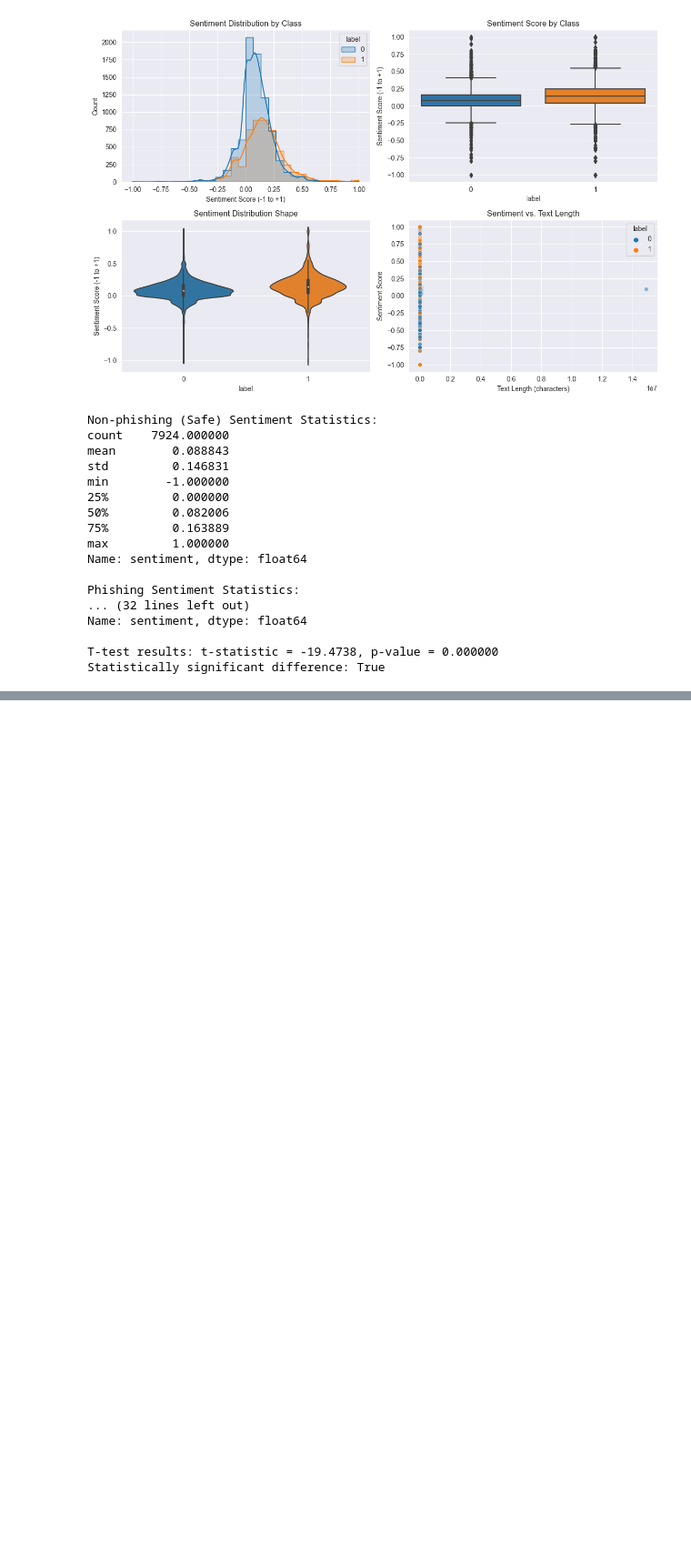
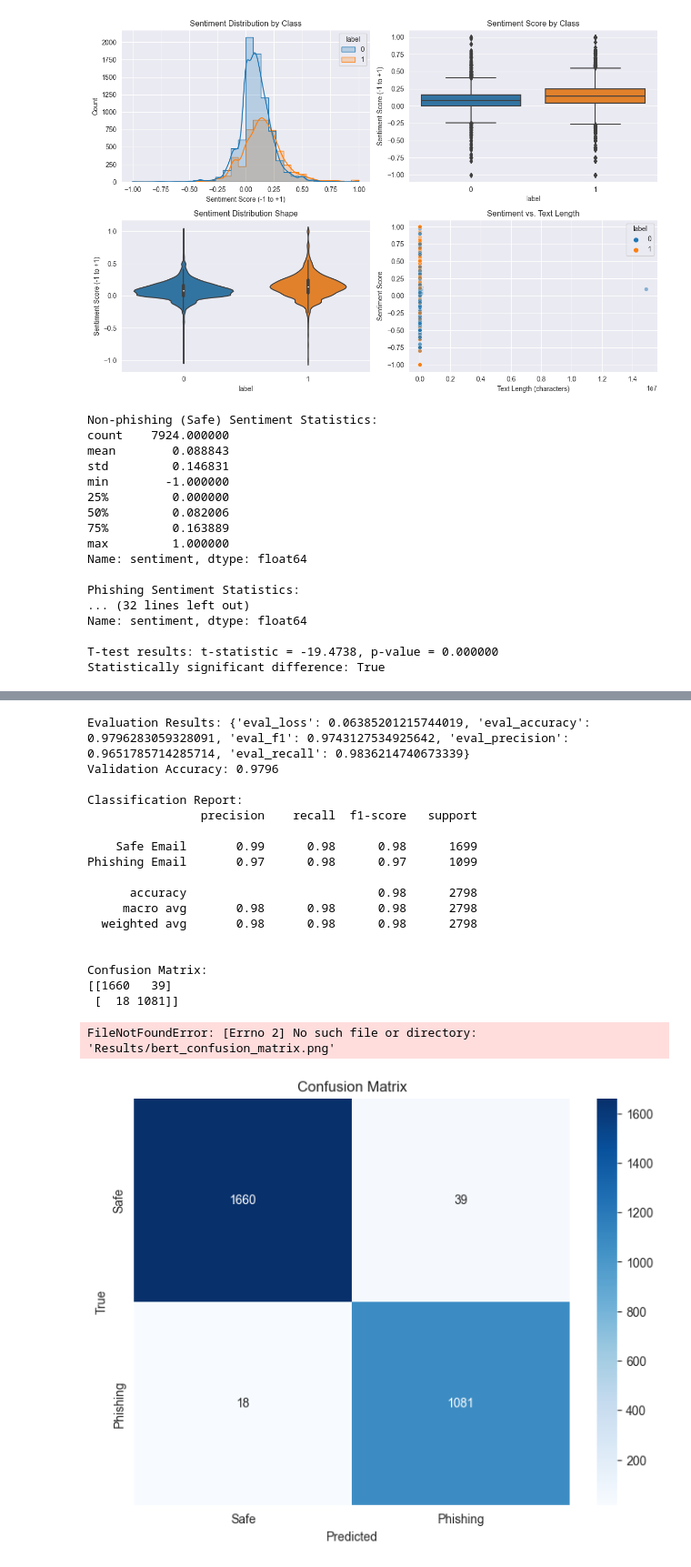
Before and after one commit to moanv2/phishing_repo_thesis, a Jupyter notebook: DeepLearning/BERT_new.ipynb, the cells around one changed output, grey strips where cells are left out. Shown at 91% size. Cells and saved outputs as stored; diff of their text form; code cells hidden in the pictures; blank space fills up the shorter version.

```diff
--- a/DeepLearning/BERT_new.ipynb
+++ b/DeepLearning/BERT_new.ipynb
@@ -354,14 +370,63 @@ TrainOutput(global_step=1632, training_loss=0.13261332866900108, metrics={'train
 # %%
 # Cell 10: Evaluation & Prediction
-# Need to edit
-eval_results = trainer.evaluate()
+# Make predictions on validation data
+eval_results = trainer.evaluate(val_dataset)
 print("Evaluation Results:", eval_results)
 
-# Predict on a few validation samples
+# Predict on validation samples
 predictions = trainer.predict(val_dataset)
 pred_labels = np.argmax(predictions.predictions, axis=1)
 
-# Compare with true labels
-true_labels = val_df['label'].map(label_map).values
+# Get true labels from prediction object instead of dataset
+true_labels = predictions.label_ids
+
+# Calculate accuracy
 accuracy = np.mean(pred_labels == true_labels)
-print(f"Validation Accuracy: {accuracy:.2f}")
+print(f"Validation Accuracy: {accuracy:.4f}")
+
+# Get more detailed metrics
+from sklearn.metrics import classification_report, confusion_matrix
+
+# Print classification report
+print("\nClassification Report:")
+print(classification_report(true_labels, pred_labels,
+                           target_names=['Safe Email', 'Phishing Email']))
+
+# Display confusion matrix
+print("\nConfusion Matrix:")
+cm = confusion_matrix(true_labels, pred_labels)
+print(cm)
+
+# Optional: Visualize confusion matrix
+import matplotlib.pyplot as plt
+import seaborn as sns
+
+plt.figure(figsize=(8, 6))
+sns.heatmap(cm, annot=True, fmt='d', cmap='Blues',
+           xticklabels=['Safe', 'Phishing'],
+           yticklabels=['Safe', 'Phishing'])
+plt.xlabel('Predicted')
+plt.ylabel('True')
+plt.title('Confusion Matrix')
+plt.savefig('Results/bert_confusion_matrix.png', dpi=300, bbox_inches='tight')
+plt.show()
+# %% [output]
+Evaluation Results: {'eval_loss': 0.06385201215744019, 'eval_accuracy': 0.9796283059328091, 'eval_f1': 0.9743127534925642, 'eval_precision': 0.9651785714285714, 'eval_recall': 0.9836214740673339}
+Validation Accuracy: 0.9796
+
+Classification Report:
+                precision    recall  f1-score   support
+
+    Safe Email       0.99      0.98      0.98      1699
+Phishing Email       0.97      0.98      0.97      1099
+
+      accuracy                           0.98      2798
+     macro avg       0.98      0.98      0.98      2798
+  weighted avg       0.98      0.98      0.98      2798
+
+
+Confusion Matrix:
+[[1660   39]
+ [  18 1081]]
+FileNotFoundError: [Errno 2] No such file or directory: 'Results/bert_confusion_matrix.png'
+[figure, added]
```
Also changed, not shown: parts of 6 cells of this notebook.
